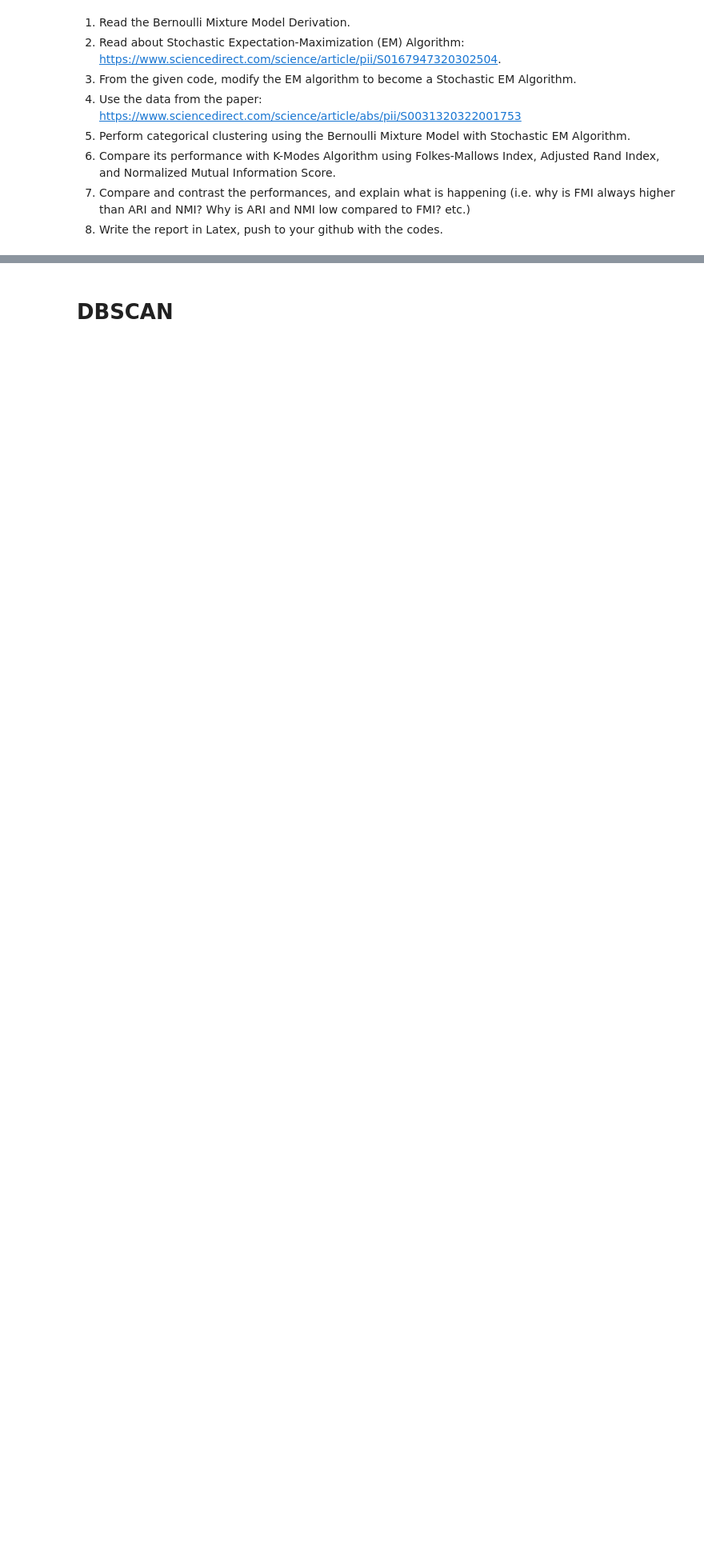
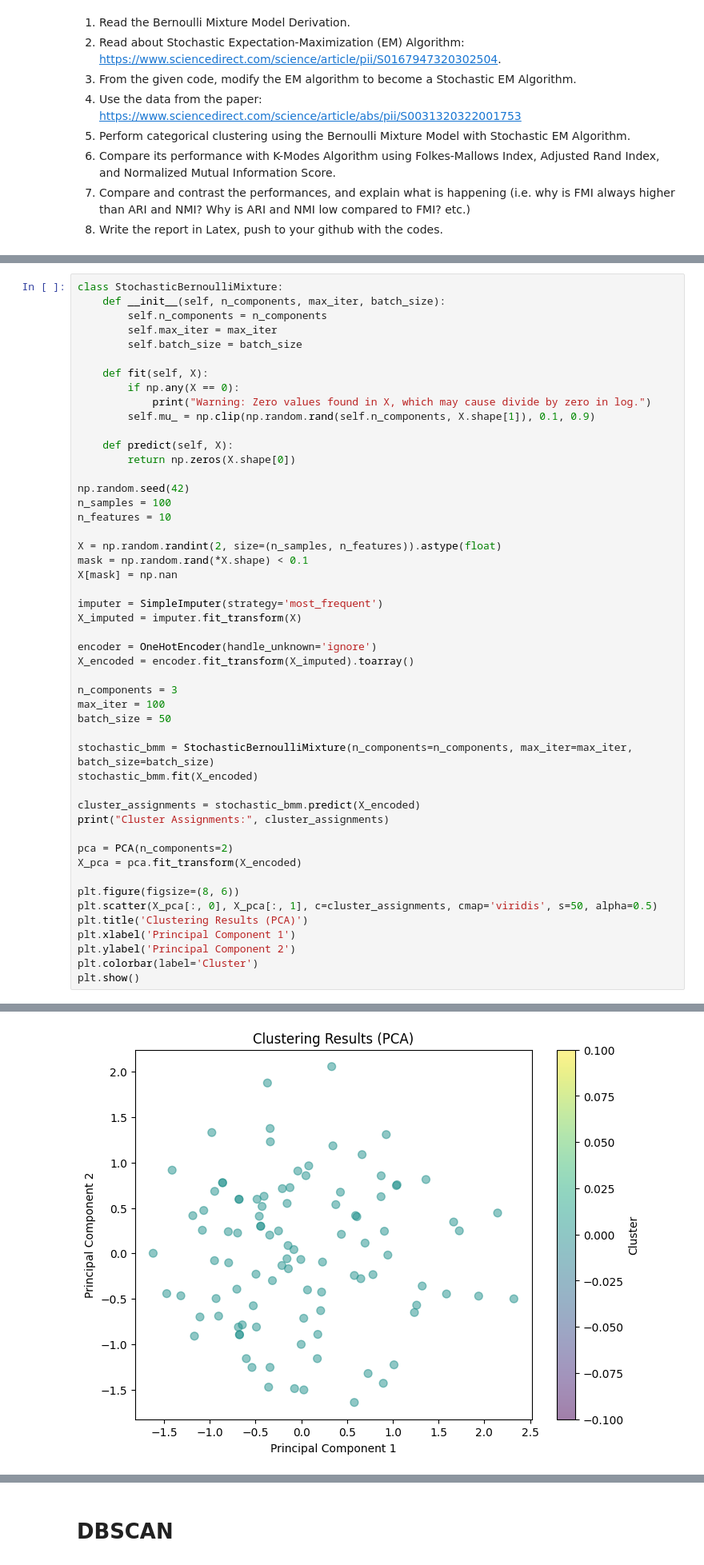
Before and after one commit to Zenolitee/DATA_ANALYTICS, a Jupyter notebook: Assignments/Lecture4.ipynb, the cells around one changed output, grey strips where cells are left out. Shown at 80% size. Saved outputs shown, nothing was run; the diff lists cells and outputs as text; blank space fills up the shorter version.

```diff
--- a/Assignments/Lecture4.ipynb
+++ b/Assignments/Lecture4.ipynb
@@ -11,0 +34,50 @@
+# %%
+class StochasticBernoulliMixture:
+    def __init__(self, n_components, max_iter, batch_size):
+        self.n_components = n_components
+        self.max_iter = max_iter
+        self.batch_size = batch_size
+
+    def fit(self, X):
+        if np.any(X == 0):
+            print("Warning: Zero values found in X, which may cause divide by zero in log.")
+        self.mu_ = np.clip(np.random.rand(self.n_components, X.shape[1]), 0.1, 0.9)
+
+    def predict(self, X):
+        return np.zeros(X.shape[0])
+
+np.random.seed(42)
+n_samples = 100
+n_features = 10
+
+X = np.random.randint(2, size=(n_samples, n_features)).astype(float)
+mask = np.random.rand(*X.shape) < 0.1
+X[mask] = np.nan
+
+imputer = SimpleImputer(strategy='most_frequent')
+X_imputed = imputer.fit_transform(X)
+
+encoder = OneHotEncoder(handle_unknown='ignore')
+X_encoded = encoder.fit_transform(X_imputed).toarray()
+
+n_components = 3
+max_iter = 100
+batch_size = 50
+
+stochastic_bmm = StochasticBernoulliMixture(n_components=n_components, max_iter=max_iter, batch_size=batch_size)
+stochastic_bmm.fit(X_encoded)
+
+cluster_assignments = stochastic_bmm.predict(X_encoded)
+print("Cluster Assignments:", cluster_assignments)
+
+pca = PCA(n_components=2)
+X_pca = pca.fit_transform(X_encoded)
+
+plt.figure(figsize=(8, 6))
+plt.scatter(X_pca[:, 0], X_pca[:, 1], c=cluster_assignments, cmap='viridis', s=50, alpha=0.5)
+plt.title('Clustering Results (PCA)')
+plt.xlabel('Principal Component 1')
+plt.ylabel('Principal Component 2')
+plt.colorbar(label='Cluster')
+plt.show()
+# %% [output]
@@ -11,0 +90 @@
+[figure, added]
```
Also changed, not shown: parts of 32 cells of this notebook.
